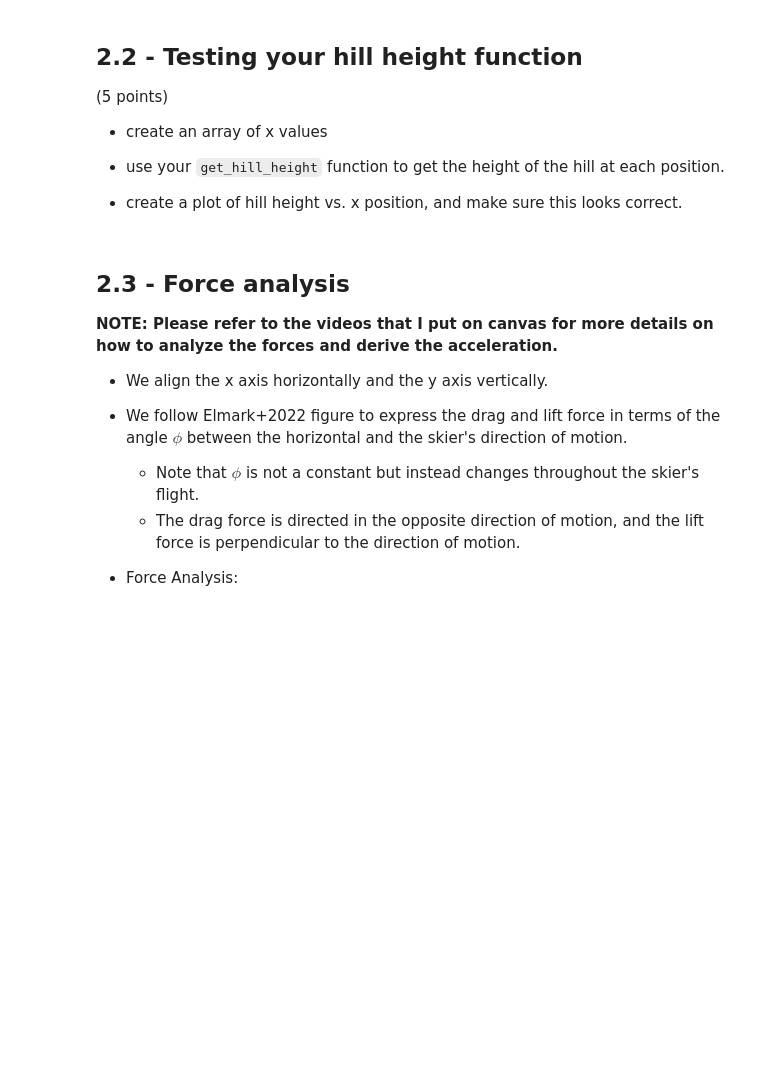
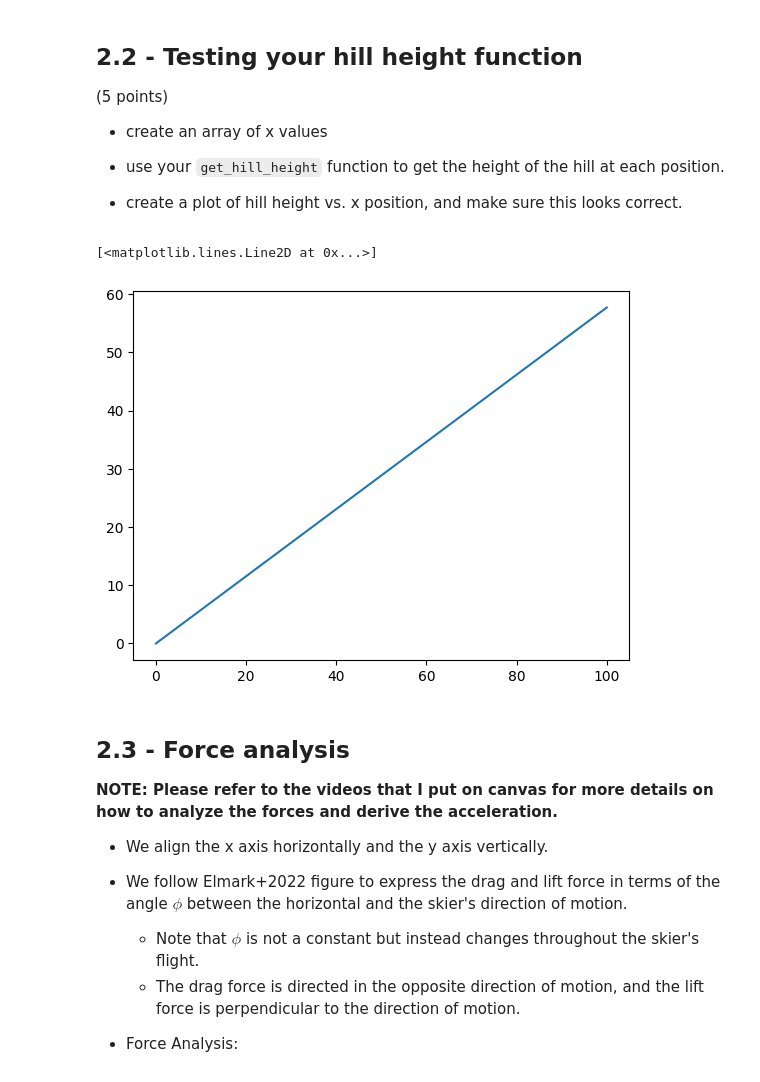
Before and after one commit to TmTrojcak/Computational_Physics, a Jupyter notebook: Tyler_Trojcak_PHYS250_midterm_project_2025.ipynb, the cells around one changed output. Cells and saved outputs as stored; diff of their text form; code cells hidden in the pictures; blank space fills up the shorter version.

```diff
--- a/Tyler_Trojcak_PHYS250_midterm_project_2025.ipynb
+++ b/Tyler_Trojcak_PHYS250_midterm_project_2025.ipynb
@@ -287,3 +285,9 @@ Write a function  that returns the height of the hill as a function of horizonta
+# %%
+# your get_hill_height function here
+def get_hill_height(x):
+  theta = np.radians(30)
+  h = np.tan(theta)*x
+  return h
 # %% [markdown]
 ## 2.2 - Testing your hill height function
 
@@ -296,6 +300,12 @@ Write a function  that returns the height of the hill as a function of horizonta
 * create a plot of hill height vs. x position, and make sure this looks correct.
 # %%
 # your code to test get_hill_height here
+xtest = np.linspace(0, 100, 100)
+h = get_hill_height(xtest)
+plt.plot(xtest, h)
+# %% [output]
+[<matplotlib.lines.Line2D at 0x...>]
+[figure, added]
 # %% [markdown]
 ## 2.3 - Force analysis
 
```
Also changed, not shown: parts of 15 cells of this notebook.
